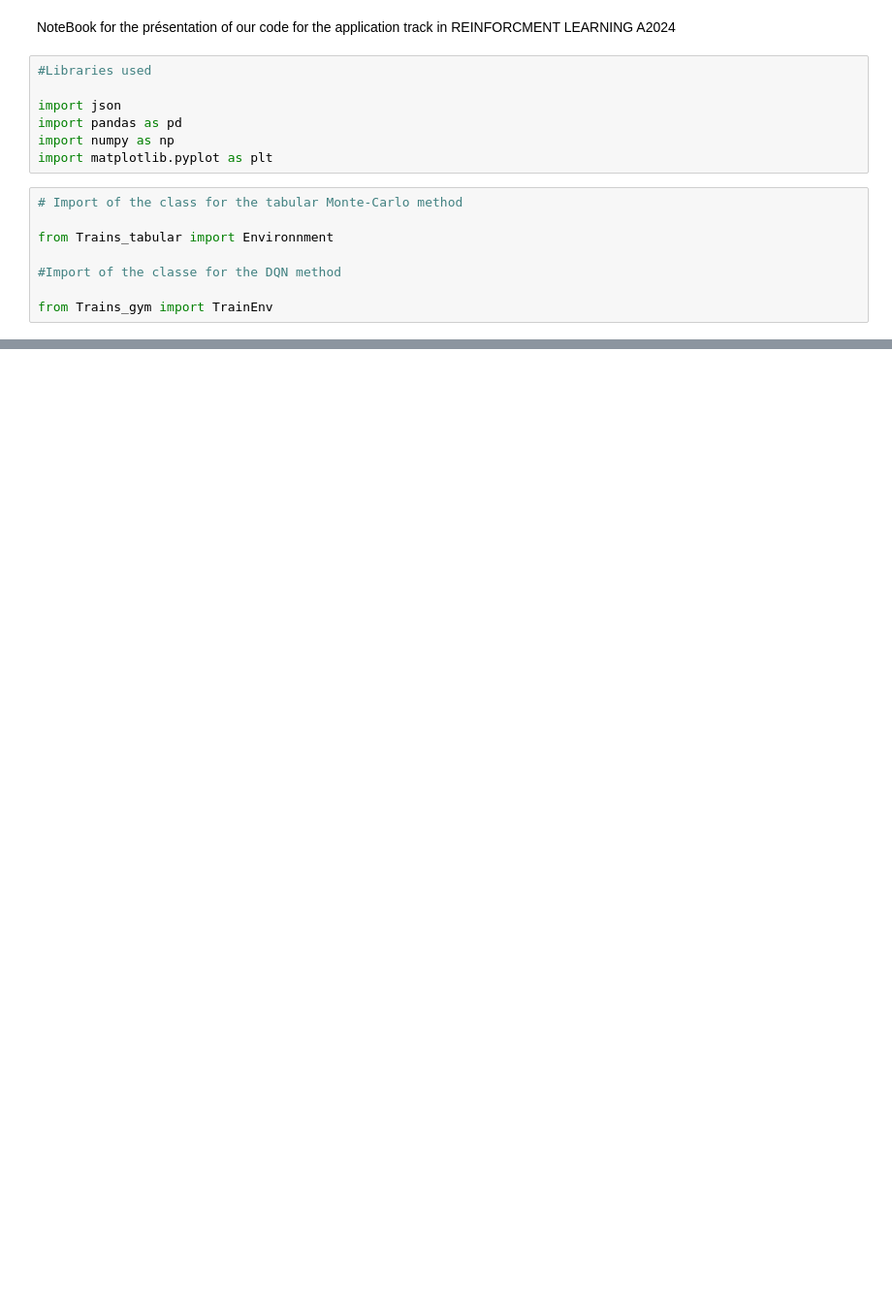
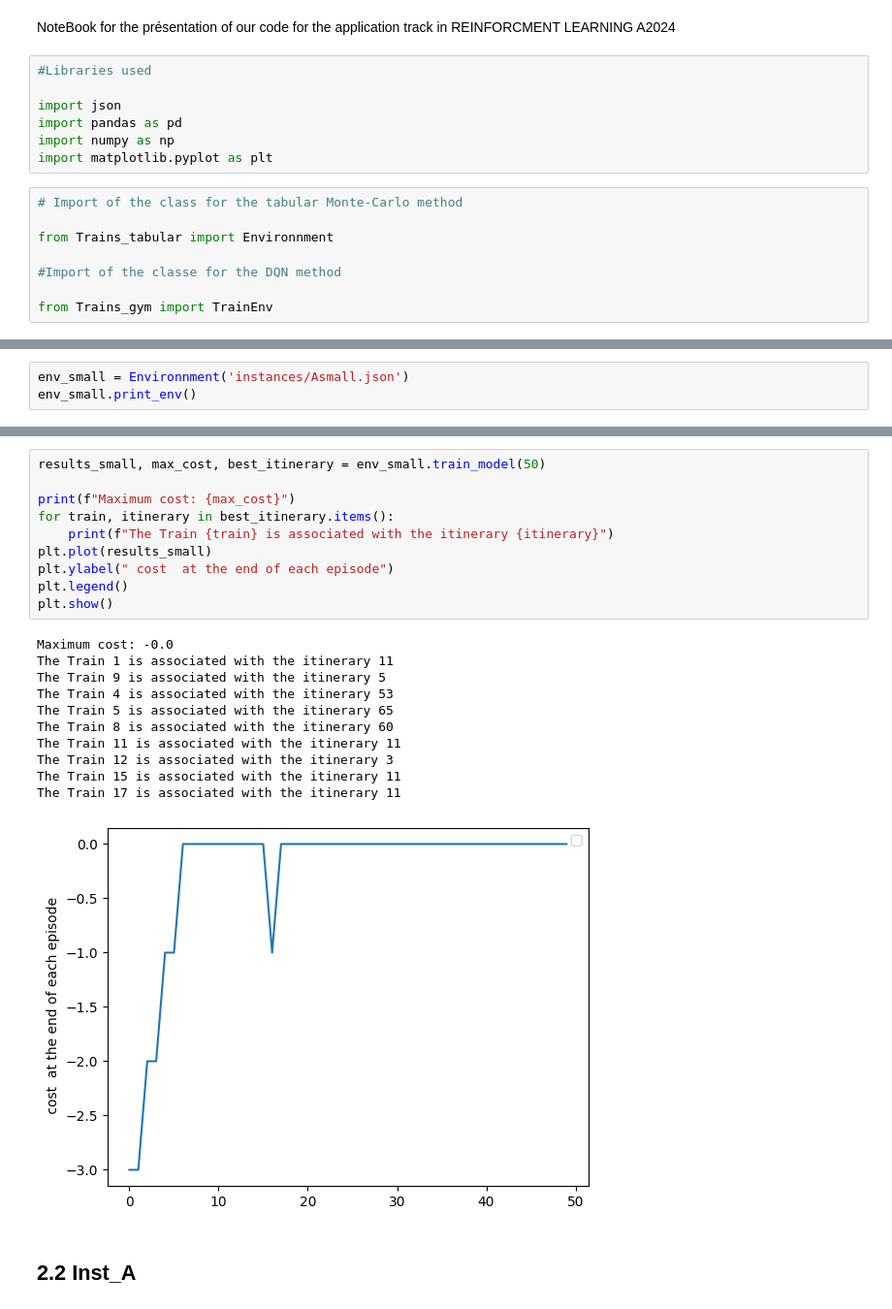
Before and after one commit to MarwanKR/Projet_RL, a Jupyter notebook: notebook.ipynb, the cells around one changed output, grey strips where cells are left out. Shown: that part at 97% size. Cells and saved outputs as stored; diff of their text form; blank space fills up the shorter version.

```diff
--- a/notebook.ipynb
+++ b/notebook.ipynb
@@ -193,0 +30,3 @@ plt.show()
+# %%
+env_small = Environnment('instances/Asmall.json')
+env_small.print_env()
@@ -193,0 +51,24 @@ plt.show()
+# %%
+results_small, max_cost, best_itinerary = env_small.train_model(50)
+
+print(f"Maximum cost: {max_cost}")
+for train, itinerary in best_itinerary.items():
+    print(f"The Train {train} is associated with the itinerary {itinerary}")
+plt.plot(results_small)
+plt.ylabel(" cost  at the end of each episode")
+plt.legend()
+plt.show()
+# %% [output]
+Maximum cost: -0.0
+The Train 1 is associated with the itinerary 11
+The Train 9 is associated with the itinerary 5
+The Train 4 is associated with the itinerary 53
+The Train 5 is associated with the itinerary 65
+The Train 8 is associated with the itinerary 60
+The Train 11 is associated with the itinerary 11
+The Train 12 is associated with the itinerary 3
+The Train 15 is associated with the itinerary 11
+The Train 17 is associated with the itinerary 11
+[figure, added]
+# %% [markdown]
+## 2.2 Inst_A
```
Also changed, not shown: parts of 35 cells of this notebook.
